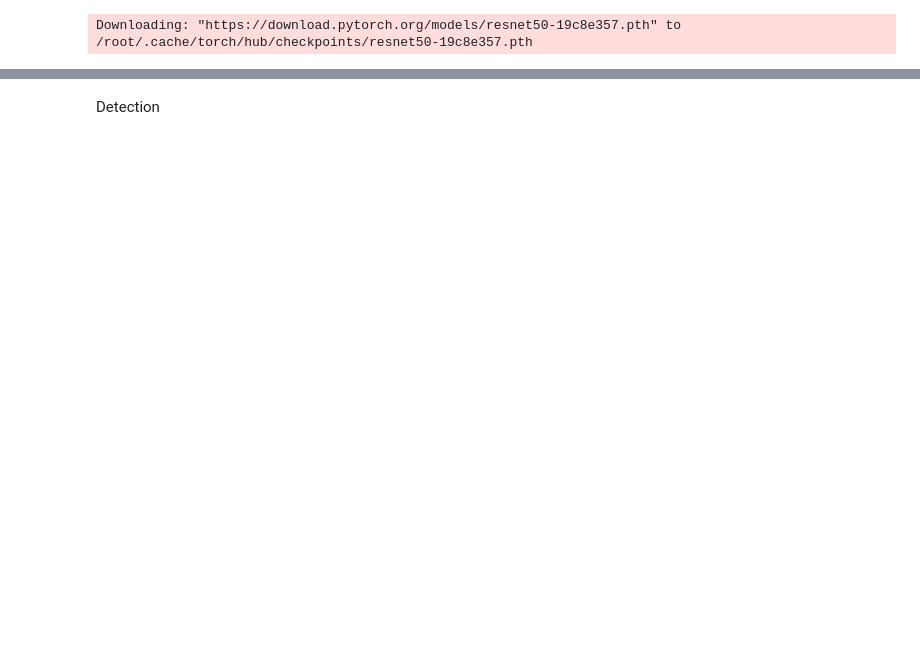
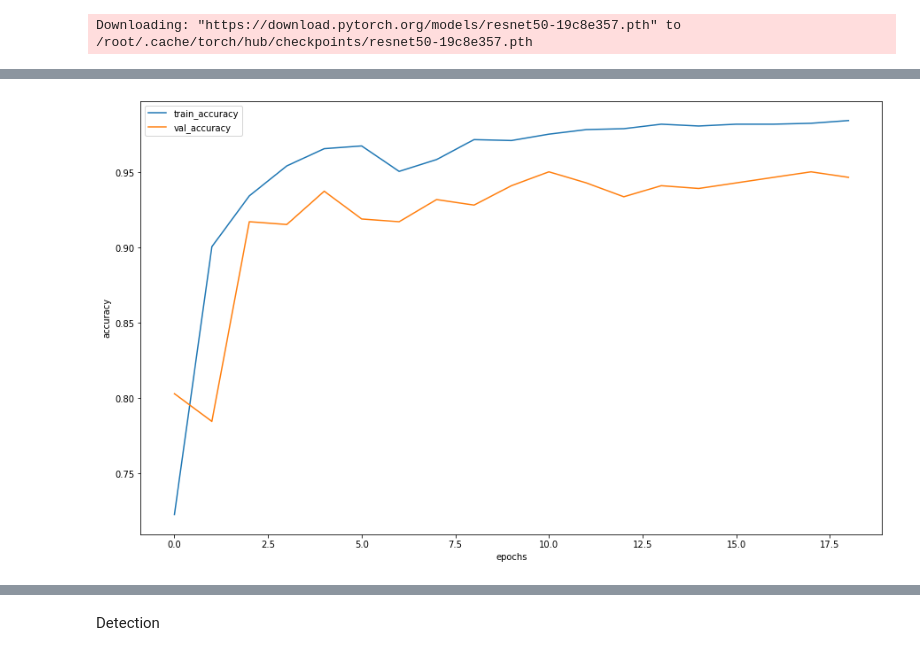
Before and after one commit to KostenokLisa/Coin_project, a Jupyter notebook: coins_detection.ipynb, the cells around one changed output, grey strips where cells are left out. Cells and saved outputs as stored; diff of their text form; code cells hidden in the pictures; blank space fills up the shorter version.

```diff
--- a/coins_detection.ipynb
+++ b/coins_detection.ipynb
@@ -454,0 +375,10 @@ Epoch 010 train_loss: 0.0046     val_loss 0.2122 train_acc 0.9988 val_acc 0.9429
+# %%
+plt.figure(figsize=(15, 9))
+plt.plot(acc[1::], label="train_accuracy")
+plt.plot(val_acc[1::], label="val_accuracy")
+plt.legend(loc='best')
+plt.xlabel("epochs")
+plt.ylabel("accuracy")
+plt.show()
+# %% [output]
+[figure, added]
```
Also changed, not shown: parts of 55 cells of this notebook.
